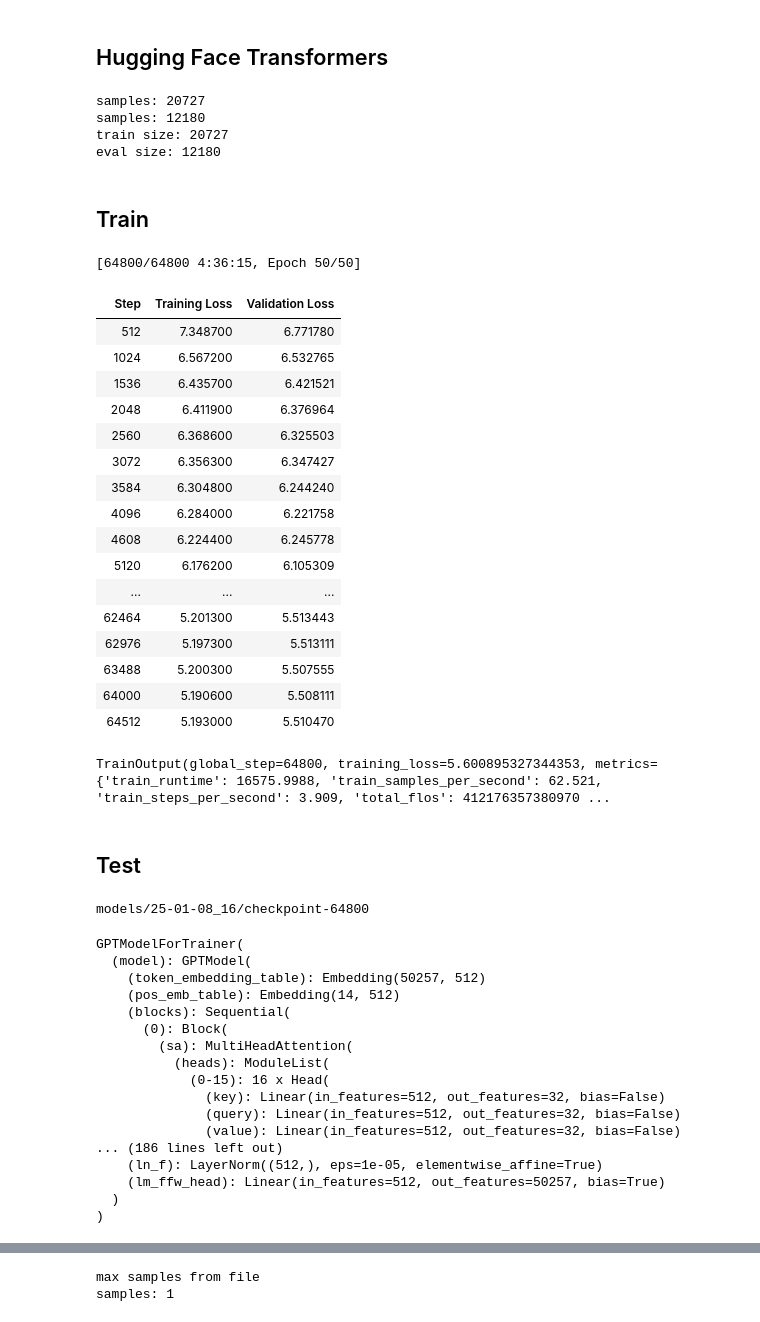
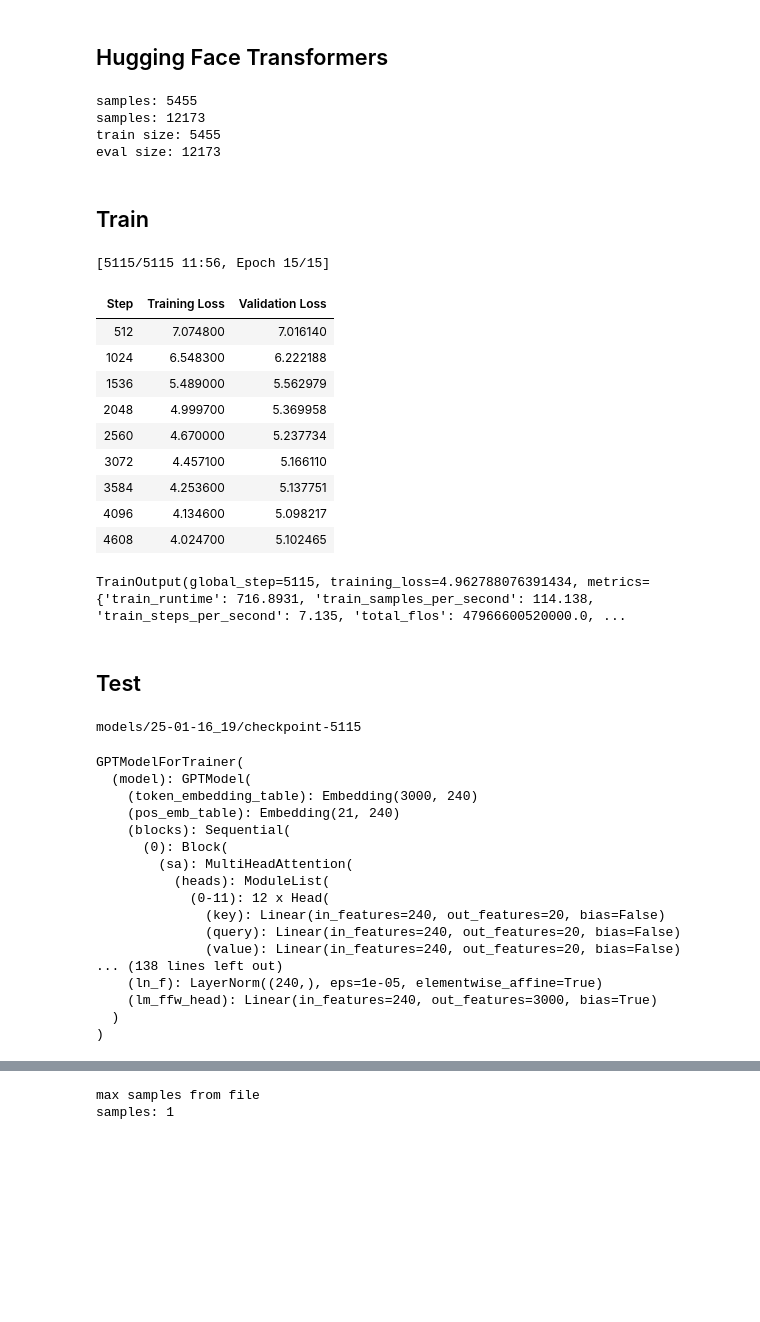
Before and after one commit to JoeyShapiro/GPT-Scratch-TimeSeries, a Jupyter notebook: gpt-timeseries.ipynb, the cells around one changed output, grey strips where cells are left out. Cells and saved outputs as stored; diff of their text form; code cells hidden in the pictures; blank space fills up the shorter version.

```diff
--- a/gpt-timeseries.ipynb
+++ b/gpt-timeseries.ipynb
@@ -275,14 +275,14 @@ class GPTDataset(Dataset):
 ## Model
 # %%
 ## every id for a given token is embedded to vector of this size
-n_embd            = 512
-n_head            = 16
-n_layer           = 8
+n_embd            = 240
+n_head            = 12
+n_layer           = 6
 dropout           = 0.3
 
-learning_rate     = 2.5e-3
-vocab_size        = 50_257
-block_size        = 7*2    # (context) ## N tokens in sequence
+learning_rate     = 3e-4
+vocab_size        = 3_000
+block_size        = 7*3    # (context) ## N tokens in sequence
 
 batch_size        = 16
 # max_iters         = 512
@@ -401,7 +401,7 @@ input_files = ['etth1-clean-train.csv']
 
 # TODO handle better maybe
 # TODO change n-embed
-train_dataset = GPTDataset(files=input_files, window=block_size, samples_per_file=None, stride=5, normalize=False)
+train_dataset = GPTDataset(files=input_files, window=block_size, samples_per_file=None, stride=19, normalize=False)
 eval_dataset = GPTDataset(files=['etth1-clean-eval.csv'], window=block_size, samples_per_file=None, stride=1, normalize=False)
 
 # split the dataset in train and validation set
@@ -413,10 +413,10 @@ eval_dataset = GPTDataset(files=['etth1-clean-eval.csv'], window=block_size, sam
 print('train size:', len(train_dataset))
 print('eval size:', len(eval_dataset))
 # %% [output]
-samples: 20727
-samples: 12180
-train size: 20727
-eval size: 12180
+samples: 5455
+samples: 12173
+train size: 5455
+eval size: 12173
 # %% [markdown]
 ## Train
 # %%
@@ -429,7 +429,7 @@ output_dir = Path('models') / time.strftime("%y-%m-%d_%H")
 
 training_args = TrainingArguments(
     output_dir=output_dir,
-    num_train_epochs=50,
+    num_train_epochs=15,
     per_device_train_batch_size=batch_size,
     per_device_eval_batch_size=batch_size,
     eval_steps=eval_interval,
@@ -440,51 +440,44 @@ training_args = TrainingArguments(
     # fp16=True,  # if you want to use mixed precision training
     eval_strategy="steps",
     logging_dir="./logs",
     logging_steps=eval_interval,
     dataloader_pin_memory=False,
 )
 
 # Wrap the model
 config = GPTConfig(
     block_size=block_size,
     vocab_size=vocab_size,
     n_embd=n_embd,
     n_head=n_head,
     n_layer=n_layer,
     dropout=dropout,
 )
 
 model_for_trainer = GPTModelForTrainer(config)
 
 trainer = Trainer(
     model=model_for_trainer,
     args=training_args,
     train_dataset=train_dataset,
     eval_dataset=eval_dataset,
 )
 
 # Start training
 trainer.train()
 # %% [output]
-[64800/64800 4:36:15, Epoch 50/50]
+[5115/5115 11:56, Epoch 15/15]
 | Step | Training Loss | Validation Loss |
-| 512 | 7.348700 | 6.771780 |
-| 1024 | 6.567200 | 6.532765 |
-| 1536 | 6.435700 | 6.421521 |
-| 2048 | 6.411900 | 6.376964 |
-| 2560 | 6.368600 | 6.325503 |
-| 3072 | 6.356300 | 6.347427 |
-| 3584 | 6.304800 | 6.244240 |
-| 4096 | 6.284000 | 6.221758 |
-| 4608 | 6.224400 | 6.245778 |
-| 5120 | 6.176200 | 6.105309 |
-| ... | ... | ... |
-| 62464 | 5.201300 | 5.513443 |
-| 62976 | 5.197300 | 5.513111 |
-| 63488 | 5.200300 | 5.507555 |
-| 64000 | 5.190600 | 5.508111 |
-| 64512 | 5.193000 | 5.510470 |
+| 512 | 7.074800 | 7.016140 |
+| 1024 | 6.548300 | 6.222188 |
+| 1536 | 5.489000 | 5.562979 |
+| 2048 | 4.999700 | 5.369958 |
+| 2560 | 4.670000 | 5.237734 |
+| 3072 | 4.457100 | 5.166110 |
+| 3584 | 4.253600 | 5.137751 |
+| 4096 | 4.134600 | 5.098217 |
+| 4608 | 4.024700 | 5.102465 |
-TrainOutput(global_step=64800, training_loss=5.600895327344353, metrics={'train_runtime': 16575.9988, 'train_samples_per_second': 62.521, 'train_steps_per_second': 3.909, 'total_flos': 412176357380970 ...
+TrainOutput(global_step=5115, training_loss=4.962788076391434, metrics={'train_runtime': 716.8931, 'train_samples_per_second': 114.138, 'train_steps_per_second': 7.135, 'total_flos': 47966600520000.0, ...
 # %% [markdown]
 ## Test
 # %%
@@ -502,22 +495,22 @@ model_for_trainer = GPTModelForTrainer.from_pretrained(last_checkpoint)
 # Put model in evaluation mode if you're going to use it for inference
 model_for_trainer.eval()
 # %% [output]
-models/25-01-08_16/checkpoint-64800
+models/25-01-16_19/checkpoint-5115
 GPTModelForTrainer(
   (model): GPTModel(
-    (token_embedding_table): Embedding(50257, 512)
-    (pos_emb_table): Embedding(14, 512)
+    (token_embedding_table): Embedding(3000, 240)
+    (pos_emb_table): Embedding(21, 240)
     (blocks): Sequential(
       (0): Block(
         (sa): MultiHeadAttention(
           (heads): ModuleList(
-            (0-15): 16 x Head(
-              (key): Linear(in_features=512, out_features=32, bias=False)
-              (query): Linear(in_features=512, out_features=32, bias=False)
-              (value): Linear(in_features=512, out_features=32, bias=False)
-... (186 lines left out)
-    (ln_f): LayerNorm((512,), eps=1e-05, elementwise_affine=True)
-    (lm_ffw_head): Linear(in_features=512, out_features=50257, bias=True)
+            (0-11): 12 x Head(
+              (key): Linear(in_features=240, out_features=20, bias=False)
+              (query): Linear(in_features=240, out_features=20, bias=False)
+              (value): Linear(in_features=240, out_features=20, bias=False)
+... (138 lines left out)
+    (ln_f): LayerNorm((240,), eps=1e-05, elementwise_affine=True)
+    (lm_ffw_head): Linear(in_features=240, out_features=3000, bias=True)
   )
 )
 # %%
```
Also changed, not shown: parts of 7 cells of this notebook, 1 other file.
